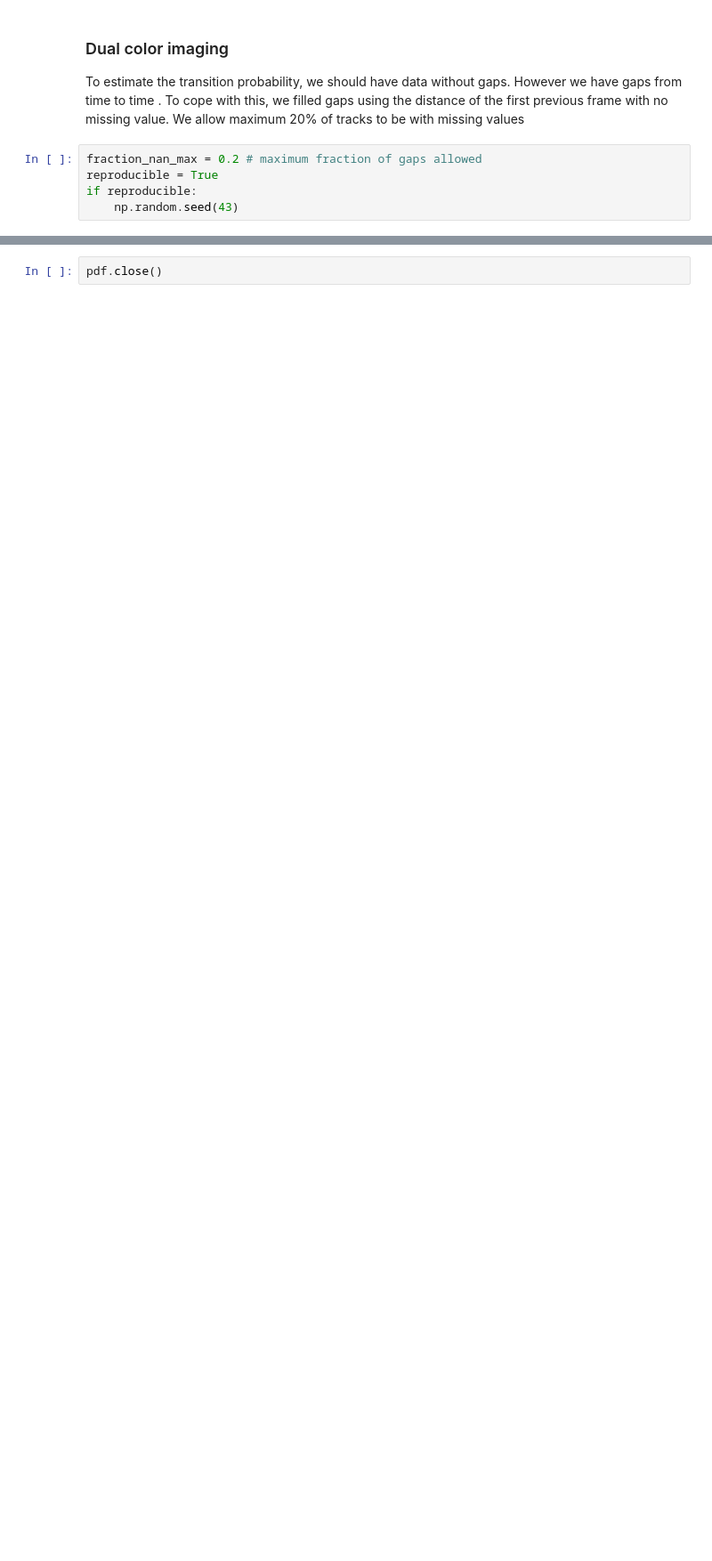
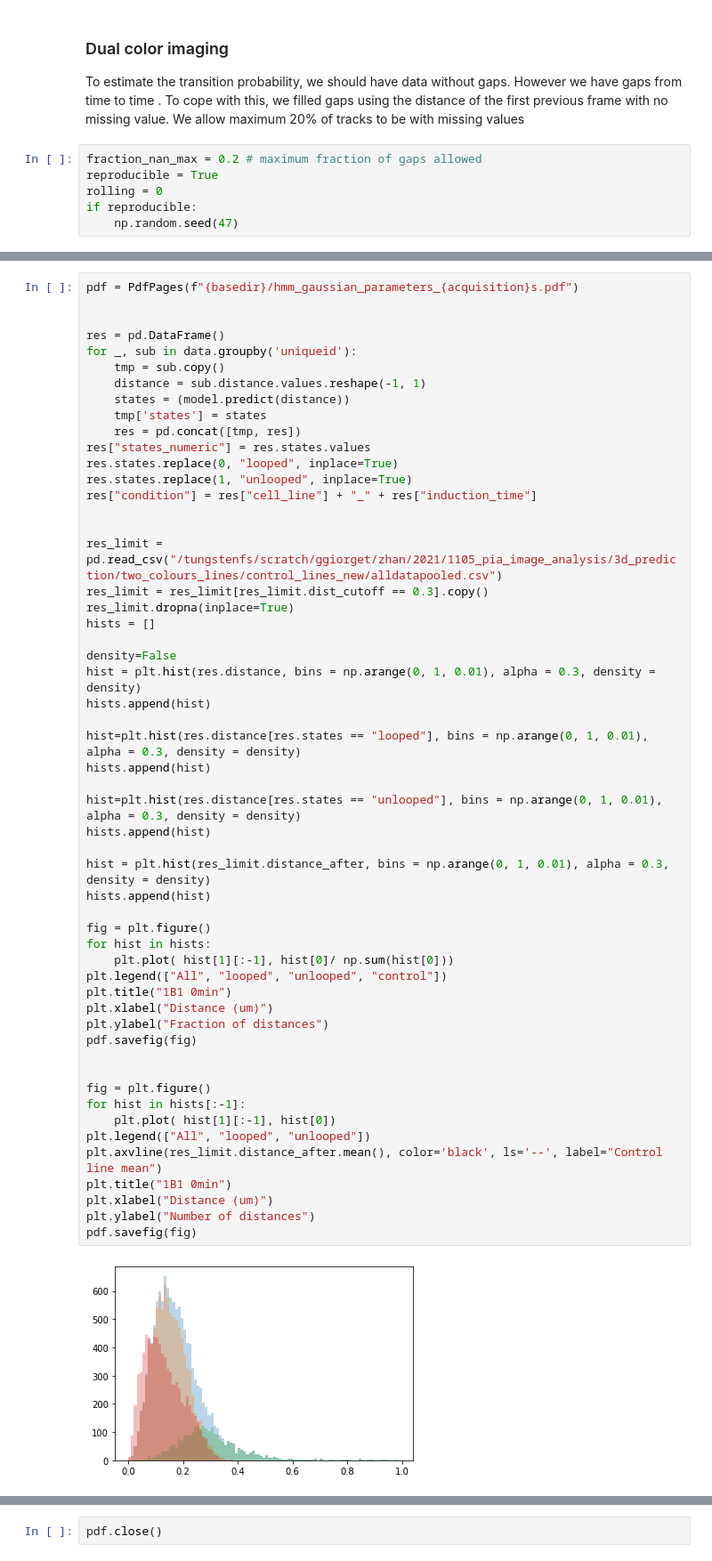
Before and after one commit to zhanyinx/SPT_analysis, a Jupyter notebook: notebooks/HMM_experimental_data.ipynb, the cells around one changed output, grey strips where cells are left out. Shown at 89% size. Drawn from its saved outputs; the diff is of its cells as text; blank space fills up the shorter version.

```diff
--- a/notebooks/HMM_experimental_data.ipynb
+++ b/notebooks/HMM_experimental_data.ipynb
@@ -29,6 +28,7 @@ To estimate the transition probability, we should have data without gaps. Howeve
 # %%
 fraction_nan_max = 0.2 # maximum fraction of gaps allowed
 reproducible = True
+rolling = 0
 if reproducible:
-    np.random.seed(43)
+    np.random.seed(47)
 # %% [markdown]
@@ -136,0 +128,56 @@ plt.xlim(0, 2)
+# %%
+pdf = PdfPages(f"{basedir}/hmm_gaussian_parameters_{acquisition}s.pdf")
+
+
+res = pd.DataFrame()
+for _, sub in data.groupby('uniqueid'):
+    tmp = sub.copy()
+    distance = sub.distance.values.reshape(-1, 1)
+    states = (model.predict(distance))
+    tmp['states'] = states
+    res = pd.concat([tmp, res])
+res["states_numeric"] = res.states.values
+res.states.replace(0, "looped", inplace=True)
+res.states.replace(1, "unlooped", inplace=True)
+res["condition"] = res["cell_line"] + "_" + res["induction_time"]
+
+
+res_limit = pd.read_csv("/tungstenfs/scratch/ggiorget/zhan/2021/1105_pia_image_analysis/3d_prediction/two_colours_lines/control_lines_new/alldatapooled.csv")
+res_limit = res_limit[res_limit.dist_cutoff == 0.3].copy()
+res_limit.dropna(inplace=True)
+hists = []
+
+density=False
+hist = plt.hist(res.distance, bins = np.arange(0, 1, 0.01), alpha = 0.3, density = density)
+hists.append(hist)
+
+hist=plt.hist(res.distance[res.states == "looped"], bins = np.arange(0, 1, 0.01), alpha = 0.3, density = density)
+hists.append(hist)
+
+hist=plt.hist(res.distance[res.states == "unlooped"], bins = np.arange(0, 1, 0.01), alpha = 0.3, density = density)
+hists.append(hist)
+
+hist = plt.hist(res_limit.distance_after, bins = np.arange(0, 1, 0.01), alpha = 0.3, density = density)
+hists.append(hist)
+
+fig = plt.figure()
+for hist in hists:
+    plt.plot( hist[1][:-1], hist[0]/ np.sum(hist[0]))
+plt.legend(["All", "looped", "unlooped", "control"])
+plt.title("1B1 0min")
+plt.xlabel("Distance (um)")
+plt.ylabel("Fraction of distances")
+pdf.savefig(fig)
+
+
+fig = plt.figure()
+for hist in hists[:-1]:
+    plt.plot( hist[1][:-1], hist[0])
+plt.legend(["All", "looped", "unlooped"])
+plt.axvline(res_limit.distance_after.mean(), color='black', ls='--', label="Control line mean")
+plt.title("1B1 0min")
+plt.xlabel("Distance (um)")
+plt.ylabel("Number of distances")
+pdf.savefig(fig)
+# %% [output]
+[figure, added]
```
Also changed, not shown: parts of 26 cells of this notebook, 4 other files.
